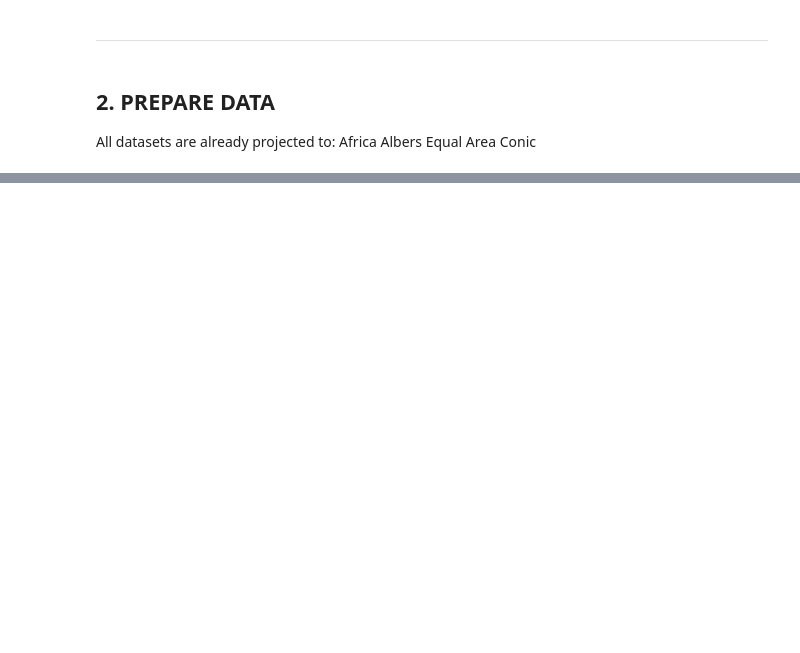
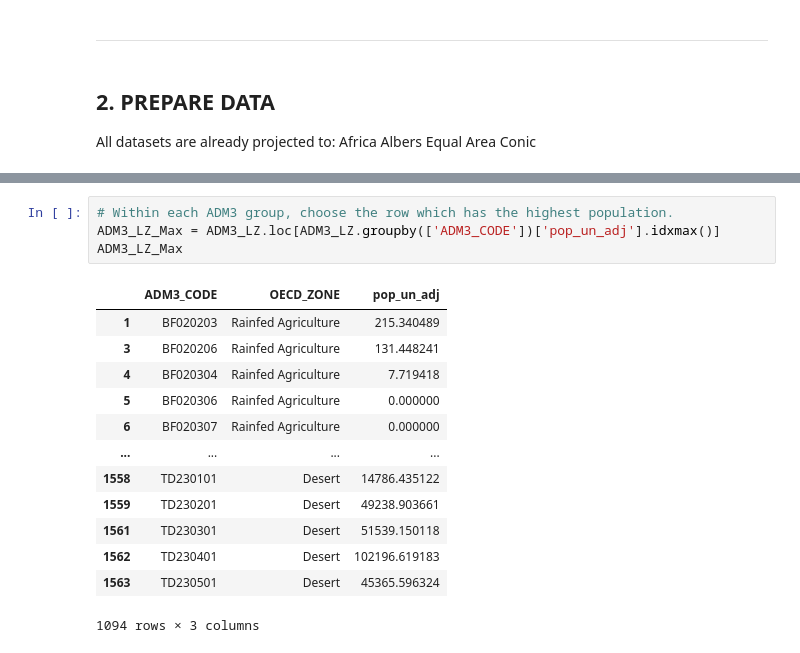
Before and after one commit to gracedoherty/Misc, a Jupyter notebook: LivelihoodZones_PopWeighted.ipynb, the cells around one changed output, grey strips where cells are left out. Cells and saved outputs as stored; diff of their text form; blank space fills up the shorter version.

```diff
--- a/LivelihoodZones_PopWeighted.ipynb
+++ b/LivelihoodZones_PopWeighted.ipynb
@@ -806,0 +308,18 @@ Largest = LZ_ADM3_G3.loc[LZ_ADM3_G3.groupby(["ADM3"])["popUN"].idxmax()]
+# %%
+# Within each ADM3 group, choose the row which has the highest population.
+ADM3_LZ_Max = ADM3_LZ.loc[ADM3_LZ.groupby(['ADM3_CODE'])['pop_un_adj'].idxmax()]
+ADM3_LZ_Max
+# %% [output]
+|  | ADM3_CODE | OECD_ZONE | pop_un_adj |
+| 1 | BF020203 | Rainfed Agriculture | 215.340489 |
+| 3 | BF020206 | Rainfed Agriculture | 131.448241 |
+| 4 | BF020304 | Rainfed Agriculture | 7.719418 |
+| 5 | BF020306 | Rainfed Agriculture | 0.000000 |
+| 6 | BF020307 | Rainfed Agriculture | 0.000000 |
+| ... | ... | ... | ... |
+| 1558 | TD230101 | Desert | 14786.435122 |
+| 1559 | TD230201 | Desert | 49238.903661 |
+| 1561 | TD230301 | Desert | 51539.150118 |
+| 1562 | TD230401 | Desert | 102196.619183 |
+| 1563 | TD230501 | Desert | 45365.596324 |
+1094 rows × 3 columns
```
Also changed, not shown: parts of 92 cells of this notebook.
